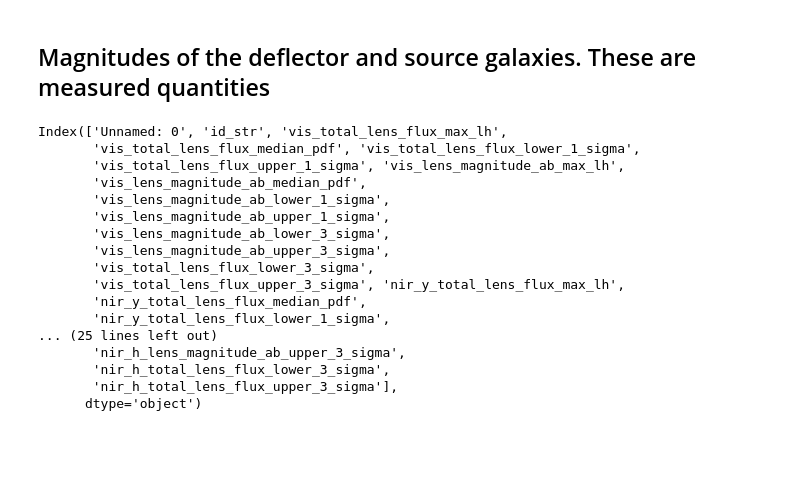
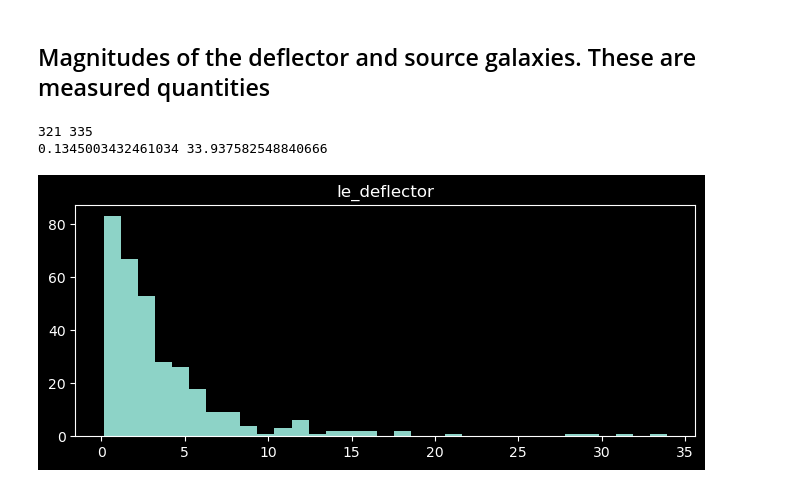
Before and after one commit to JimenaGonzalez/Hybrid_SL_Modeling, a Jupyter notebook: data/candidates_tocompare/Euclid/Modeling_results.ipynb, the cells around one changed output. Drawn from its saved outputs; the diff is of its cells as text; code cells hidden in the pictures; blank space fills up the shorter version.

Commit message:
Added function for Ie for deflector

```diff
--- a/data/candidates_tocompare/Euclid/Modeling_results.ipynb
+++ b/data/candidates_tocompare/Euclid/Modeling_results.ipynb
@@ -169,7 +170,7 @@ data = data[data['effective_radius_max_lh'] < 25] # Removing Nan values and one
 print(len(data))
 modeling_param = ['centre_0', 'centre_1', 'ell_comps_0', 'ell_comps_1', 'effective_radius', 'sersic_index']
 
-
+data_light = data
 print(data.columns)
 # %% [output]
 335
@@ -315,26 +316,40 @@ plt.close()
 # %%
 filename = 'modeling_sersic_magnitude.csv'
 data = pd.read_csv(filename)
-modeling_param = ['centre_0', 'centre_1', 'ell_comps_0', 'ell_comps_1', 'effective_radius', 'sersic_index']
 
-data.columns
+#Getting I_e for the deflector:
+print(len(data_light), len(data))
 
-print(data.columns)
+deflector_flux = data['vis_total_lens_flux_max_lh']
+
+def Ie_from_flux():
+    Ie_list = []
+    for i in range(len(data_light)):
+        id_name = data_light['id_str'].iloc[i]
+        n_sersic = data_light['sersic_index_max_lh'].iloc[i]
+        r_sersic = data_light['effective_radius_max_lh'].iloc[i]
+
+        data_tmp = data[data['id_str'] == id_name]
+        flux = data_tmp['vis_total_lens_flux_max_lh'].iloc[0]
+
+        b_n = 2*n_sersic - 0.327 #Approximation
+        gamma_value = gamma(2*n_sersic)
+        denominator = 2*np.pi*r_sersic**2*n_sersic*np.exp(b_n)*b_n**(-2*n_sersic)*gamma_value
+
+        Ie = flux/denominator
+        Ie_list.append(Ie)
+    return(Ie_list)
+
+Ie_list = Ie_from_flux()
+
+print(min(Ie_list), max(Ie_list))
+
+plt.figure(figsize=(8,3))
+plt.title('Ie_deflector')
+plt.hist(Ie_list, bins='auto')
+plt.show()
+plt.close()
 # %% [output]
-Index(['Unnamed: 0', 'id_str', 'vis_total_lens_flux_max_lh',
-       'vis_total_lens_flux_median_pdf', 'vis_total_lens_flux_lower_1_sigma',
-       'vis_total_lens_flux_upper_1_sigma', 'vis_lens_magnitude_ab_max_lh',
-       'vis_lens_magnitude_ab_median_pdf',
-       'vis_lens_magnitude_ab_lower_1_sigma',
-       'vis_lens_magnitude_ab_upper_1_sigma',
-       'vis_lens_magnitude_ab_lower_3_sigma',
-       'vis_lens_magnitude_ab_upper_3_sigma',
-       'vis_total_lens_flux_lower_3_sigma',
-       'vis_total_lens_flux_upper_3_sigma', 'nir_y_total_lens_flux_max_lh',
-       'nir_y_total_lens_flux_median_pdf',
-       'nir_y_total_lens_flux_lower_1_sigma',
-... (25 lines left out)
-       'nir_h_lens_magnitude_ab_upper_3_sigma',
-       'nir_h_total_lens_flux_lower_3_sigma',
-       'nir_h_total_lens_flux_upper_3_sigma'],
-      dtype='object')
+321 335
+0.1345003432461034 33.937582548840666
+[figure, added]
```
Also changed, not shown: parts of 2 cells of this notebook.
